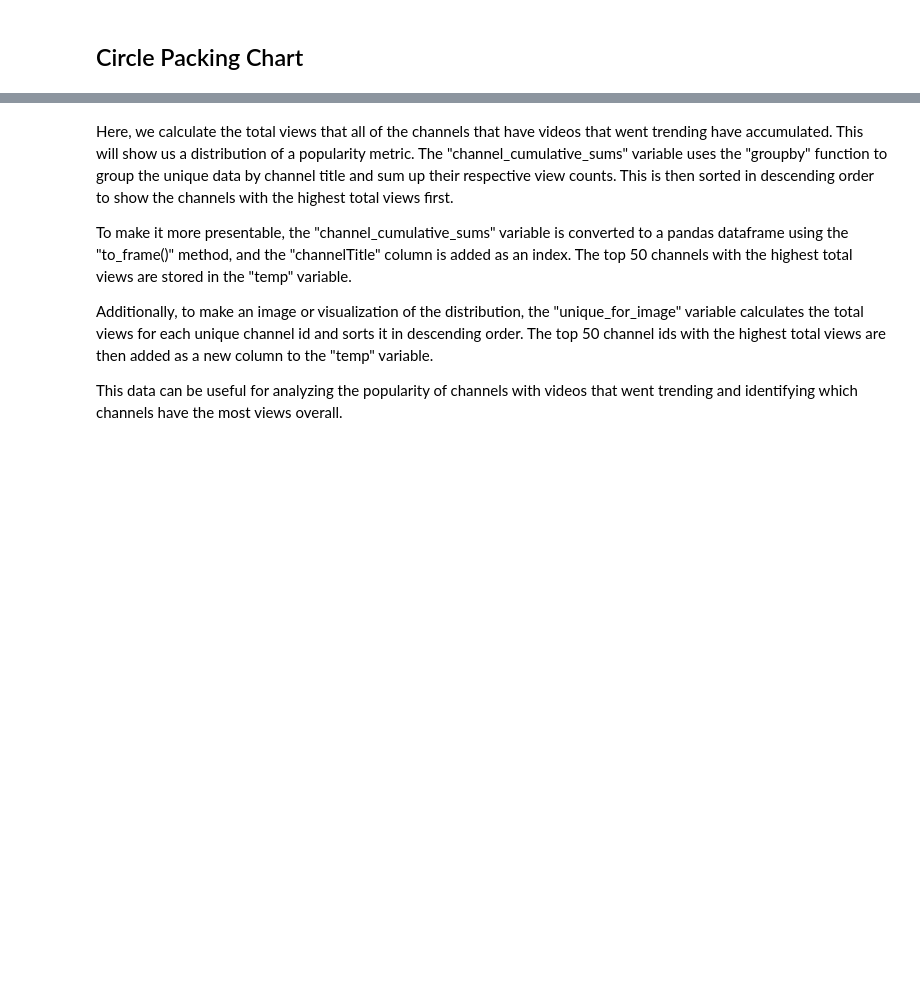
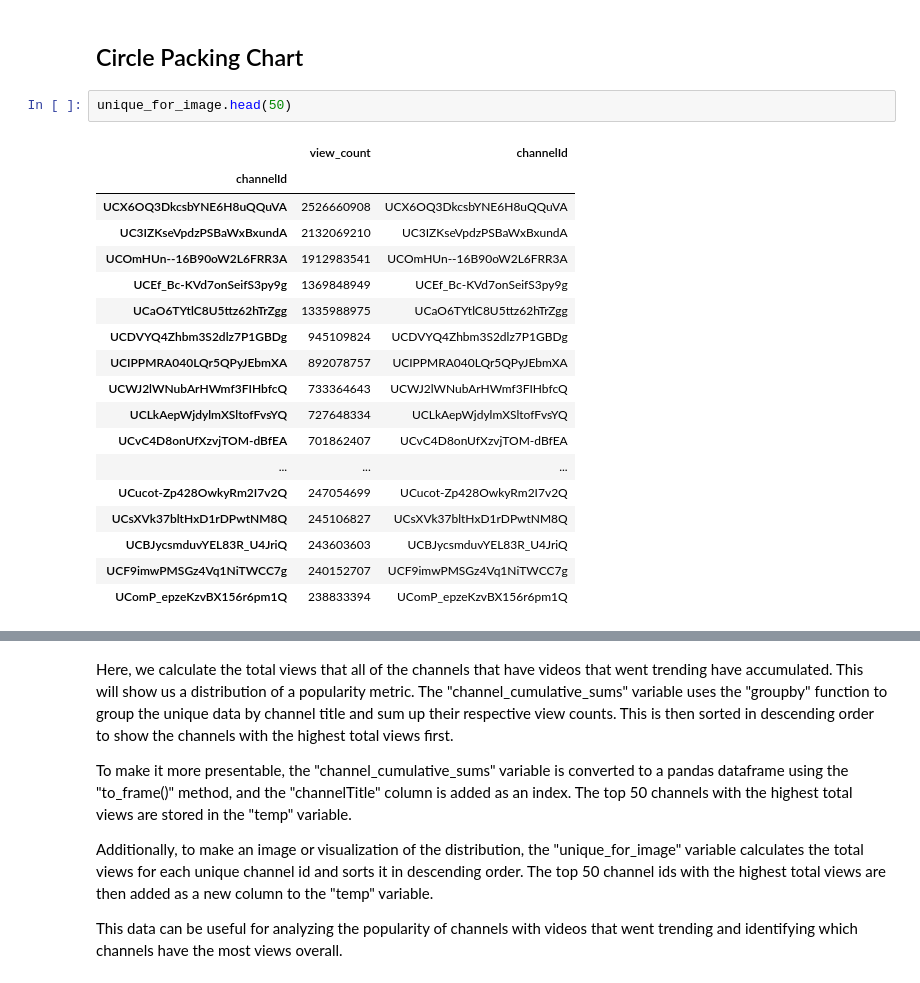
Before and after one commit to sbeven/sbeven.github.io, a Jupyter notebook: Final tutorial.ipynb, the cells around one changed output, grey strips where cells are left out. Saved outputs shown, nothing was run; the diff lists cells and outputs as text; blank space fills up the shorter version.

```diff
--- a/Final tutorial.ipynb
+++ b/Final tutorial.ipynb
@@ -432,3 +448,24 @@ plt.show()
 # %% [markdown]
 ## Circle Packing Chart
+# %%
+unique_for_image.head(50)
+# %% [output]
+|  | view_count | channelId |
+| channelId |  |  |
+| UCX6OQ3DkcsbYNE6H8uQQuVA | 2526660908 | UCX6OQ3DkcsbYNE6H8uQQuVA |
+| UC3IZKseVpdzPSBaWxBxundA | 2132069210 | UC3IZKseVpdzPSBaWxBxundA |
+| UCOmHUn--16B90oW2L6FRR3A | 1912983541 | UCOmHUn--16B90oW2L6FRR3A |
+| UCEf_Bc-KVd7onSeifS3py9g | 1369848949 | UCEf_Bc-KVd7onSeifS3py9g |
+| UCaO6TYtlC8U5ttz62hTrZgg | 1335988975 | UCaO6TYtlC8U5ttz62hTrZgg |
+| UCDVYQ4Zhbm3S2dlz7P1GBDg | 945109824 | UCDVYQ4Zhbm3S2dlz7P1GBDg |
+| UCIPPMRA040LQr5QPyJEbmXA | 892078757 | UCIPPMRA040LQr5QPyJEbmXA |
+| UCWJ2lWNubArHWmf3FIHbfcQ | 733364643 | UCWJ2lWNubArHWmf3FIHbfcQ |
+| UCLkAepWjdylmXSltofFvsYQ | 727648334 | UCLkAepWjdylmXSltofFvsYQ |
+| UCvC4D8onUfXzvjTOM-dBfEA | 701862407 | UCvC4D8onUfXzvjTOM-dBfEA |
+| ... | ... | ... |
+| UCucot-Zp428OwkyRm2I7v2Q | 247054699 | UCucot-Zp428OwkyRm2I7v2Q |
+| UCsXVk37bltHxD1rDPwtNM8Q | 245106827 | UCsXVk37bltHxD1rDPwtNM8Q |
+| UCBJycsmduvYEL83R_U4JriQ | 243603603 | UCBJycsmduvYEL83R_U4JriQ |
+| UCF9imwPMSGz4Vq1NiTWCC7g | 240152707 | UCF9imwPMSGz4Vq1NiTWCC7g |
+| UComP_epzeKzvBX156r6pm1Q | 238833394 | UComP_epzeKzvBX156r6pm1Q |
 # %%
```
Also changed, not shown: parts of 24 cells of this notebook.
